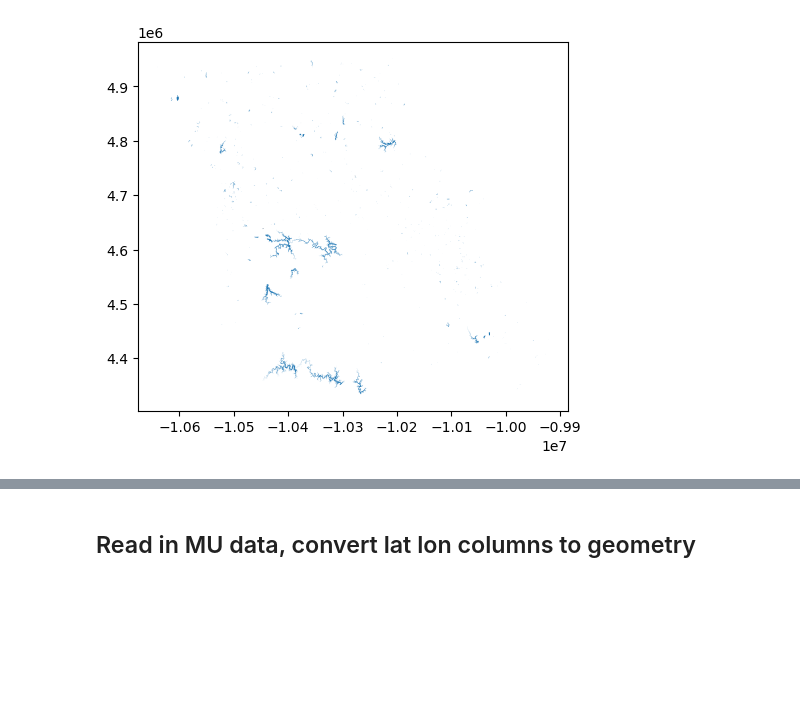
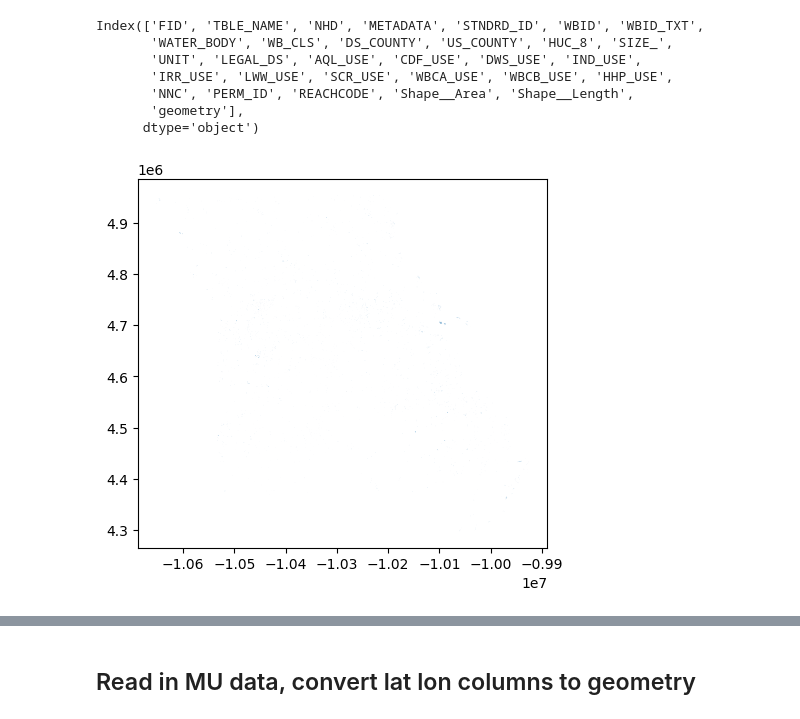
Before and after one commit to gsilsbe/Missouri_Reservoirs, a Jupyter notebook: match_MU_to_DNR_WBID_7630.ipynb, the cells around one changed output, grey strips where cells are left out. Drawn from its saved outputs; the diff is of its cells as text; code cells hidden in the pictures; blank space fills up the shorter version.

```diff
--- a/match_MU_to_DNR_WBID_7630.ipynb
+++ b/match_MU_to_DNR_WBID_7630.ipynb
@@ -22,7 +22,7 @@ warnings.filterwarnings("ignore",category=RuntimeWarning)
 
 MO_DNR = gpd.read_file("MO_2020_WQS_Lake_Classification_and_Use.geojson", driver='GeoJSON')
 MO_DNR = MO_DNR.drop(columns="EVENTDAT").drop(columns="REACHSMDAT").round(0)
-MO_DNR = MO_DNR[MO_DNR["WATER_BODY"] !="100K Extent-Remaining Lakes"]
+MO_DNR = MO_DNR[MO_DNR["WATER_BODY"] =="100K Extent-Remaining Lakes"]
 MO_DNR = MO_DNR.to_crs(crs=3857)
 MO_DNR.plot()
 MO_DNR.keys()
@@ -37 +47,8 @@ Index(['FID', 'TBLE_NAME', 'NHD', 'METADATA', 'STNDRD_ID', 'WBID', 'WBID_TXT',
+Index(['FID', 'TBLE_NAME', 'NHD', 'METADATA', 'STNDRD_ID', 'WBID', 'WBID_TXT',
+       'WATER_BODY', 'WB_CLS', 'DS_COUNTY', 'US_COUNTY', 'HUC_8', 'SIZE_',
+       'UNIT', 'LEGAL_DS', 'AQL_USE', 'CDF_USE', 'DWS_USE', 'IND_USE',
+       'IRR_USE', 'LWW_USE', 'SCR_USE', 'WBCA_USE', 'WBCB_USE', 'HHP_USE',
+       'NNC', 'PERM_ID', 'REACHCODE', 'Shape__Area', 'Shape__Length',
+       'geometry'],
+      dtype='object')
-[figure, old version]
+[figure, new version]
```
Also changed, not shown: parts of 10 cells of this notebook.
